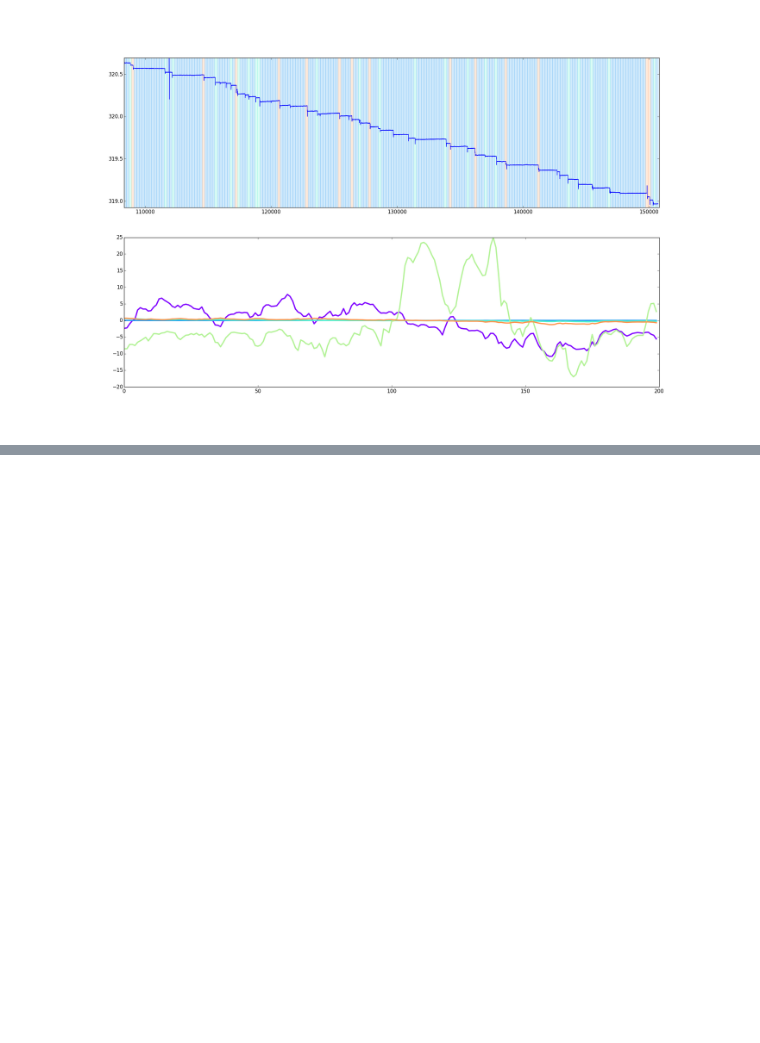
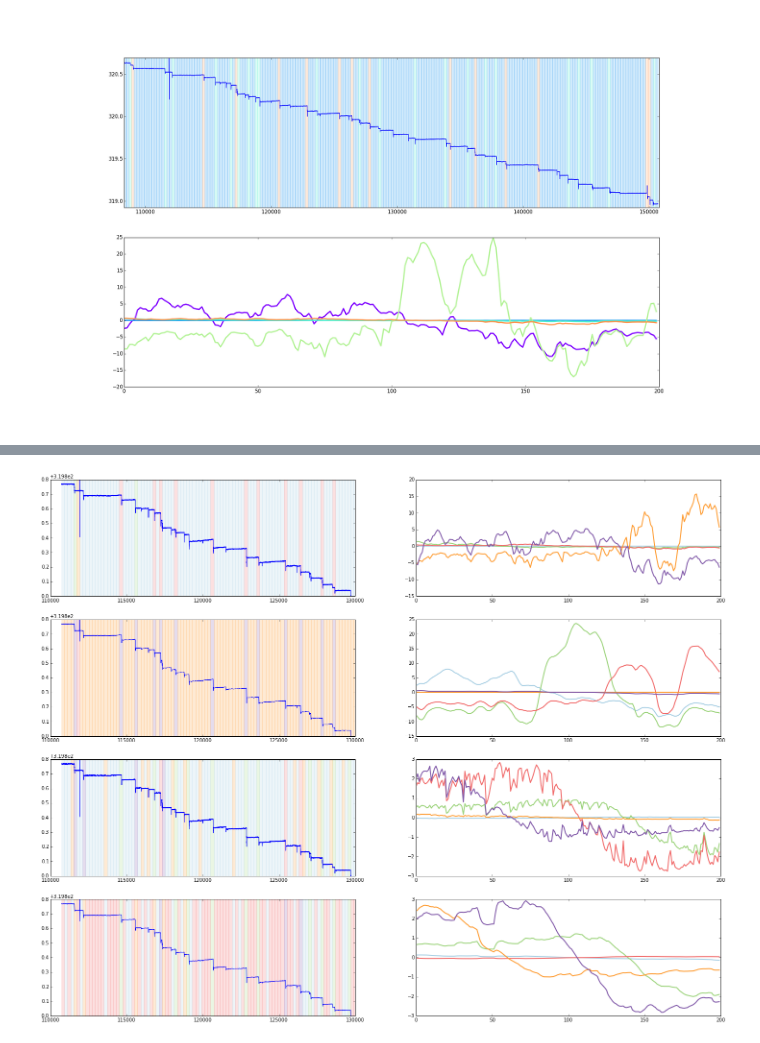
Before and after one commit to wdwvt1/bcp, a Jupyter notebook: ipynbs/drinking.ipynb, the cells around one changed output, grey strips where cells are left out. Saved outputs shown, nothing was run; the diff lists cells and outputs as text; code cells hidden in the pictures; blank space fills up the shorter version.

```diff
--- a/ipynbs/drinking.ipynb
+++ b/ipynbs/drinking.ipynb
@@ -54,0 +125,44 @@ Below is working code for building k means clustering. It is the same data that
+# %%
+# Kmeans with removal of spiking values as illustrated in trace above at roughly t=112000
+# and cma
+threshold = .3
+spikes = weight_sensor_positive_spikes(w1, t, threshold)
+backward_window = 10
+forward_window = 5
+w1_psr = smooth_positive_spikes(w1, spikes, backward_window, forward_window)
+cma_radius = 5
+w1_psr_cma = centered_moving_average(w1_psr, cma_radius)
+w1_psr_cma[:cma_radius] = w1[:cma_radius]
+w1_psr_cma[-cma_radius:] = w1[-cma_radius:]
+w1_psr_cma_sm = trace_to_signals_matrix(w1_psr_cma, signal_length, regularization_value=.001)
+cb_psr_cma, _ = kmeans(w1_psr_cma_sm, k)
+obs_psr_cma = w1_psr_cma_sm[m_start_ind: m_end_ind]
+m_psr_cma, d_psr_cma = vq(obs_psr_cma, cb_psr_cma)
+# %%
+# plot results
+ms = [m, m_cma, m_psr, m_psr_cma]
+cbs = [cb, cb_cma, cb_psr, cb_psr_cma]
+ws = [w1, w1_cma, w1_psr, w1_psr_cma]
+
+colors = [plt.cm.Paired(i/float(k)) for i in range(k)]
+
+f, axarr = plt.subplots(nrows=4, ncols=2, figsize=(25,20))
+
+for i in range(4):
+    axarr[i,0].plot(t[start_ind:end_ind], ws[i][start_ind:end_ind])
+    for n in range(len(ms[i])):
+        xmin_ind = start_ind + n * signal_length
+        xmax_ind = xmin_ind + signal_length
+        axarr[i, 0].axvspan(t[xmin_ind], t[xmax_ind], color=colors[ms[i][n]], alpha=.2)
+    axarr[i, 0].set_xlim(start_ind, end_ind)
+    axarr[i, 0].set_ylim(319.8, 320.6)
+
+    for j in range(k):
+        axarr[i, 1].plot(cbs[i][j], lw=2, color=colors[j])
+
+plt.show()
+# Number in each class in the entire data from mouse 1, and in just the subset we classified.
+#print np.bincount(vq(_w1, cb)[0], minlength=k)
+#print np.bincount(m, minlength=k)
+# %% [output]
+[figure, added]
```
Also changed, not shown: parts of 18 cells of this notebook, 5 other files.
